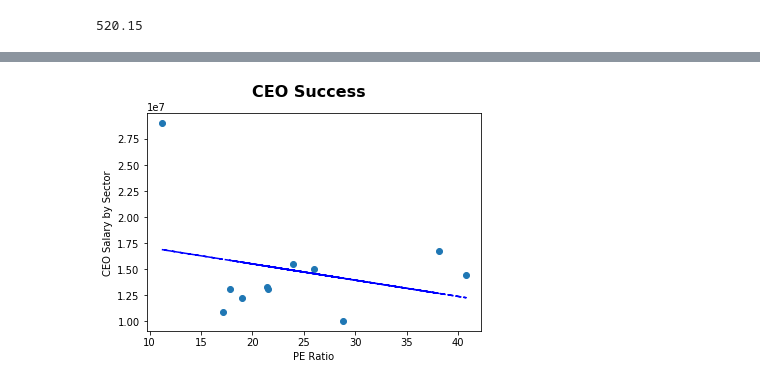
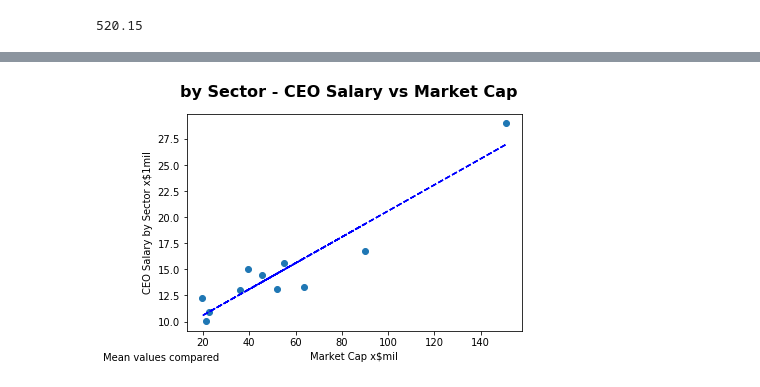
Before and after one commit to yujinie-choi/data_project_one, a Jupyter notebook: ceo_success.ipynb, the cells around one changed output, grey strips where cells are left out. Saved outputs shown, nothing was run; the diff lists cells and outputs as text; code cells hidden in the pictures.

```diff
--- a/ceo_success.ipynb
+++ b/ceo_success.ipynb
@@ -45,8 +45,8 @@ salary_co.head()
 | 3 | FOXA | Twenty-First Century Fox, Inc. | James Murdoch | 2018 | 50263861 | Twenty-First Century Fox Class A | Consumer Discretionary | 34.56 | 17.81 | 0.998336 | ... |
 | 4 | EL | The Estee Lauder Companies, Inc. | Fabrizio Freda | 2018 | 48753819 | Estee Lauder Cos. | Consumer Staples | 131.46 | 37.78 | 1.128350 | ... |
 # %%
-sector_ceo = salary_co[["Symbol", "Company", "Sector", "PE_Ratio", "CEO", 'Salary', 'Market Cap']]
-sector_ceo.head()
+sector_ceo_b = salary_co[["Symbol", "Company", "Sector", "PE_Ratio", "CEO", 'Salary', 'Market Cap']]
+sector_ceo_b.head()
 # %% [output]
 |  | Symbol | Company | Sector | PE_Ratio | CEO | Salary | Market Cap |
 | 0 | DISCA | Discovery Communications-A | Consumer Discretionary | 11.00 | David Zaslav | 129499005 | 8.763757e+09 |
@@ -56,0 +61,2 @@ sector_ceo.head()
+# %%
+sector_ceo = sector_ceo_b.dropna(how = 'any')
@@ -93,9 +103,9 @@ Telecommunication Services  Telecommunication Services     3
 Utilities                   Utilities                     27
 Name: Sector, dtype: int64
 # %%
-#Average Salary by Sector
+#Average Salary by Sector per million
 
-avr_sal_sector = grouped_sector["Salary"].mean()
+avr_sal_sector = grouped_sector["Salary"].mean()/1000000
 avr_sal_sector
 # %% [output]
 Sector
@@ -131,9 +141,9 @@ Telecommunication Services    11.190000
 Utilities                     17.146296
 Name: PE_Ratio, dtype: float64
 # %%
-#Average Market Capitalization by Sector
+#Average Market Capitalization by Sector - per billion (100 million)
 
-avr_mktcap_sector = grouped_sector["Market Cap"].mean()/1000000
+avr_mktcap_sector = grouped_sector["Market Cap"].mean()/1000000000
 avr_mktcap_sector
 # %% [output]
 Sector
@@ -236,31 +357,31 @@ plt.show()
 # %%
-#Regression of salary on Market Cap
+#Regression Plot by Sector of PE Ratio/CEO Salary
 
 # Set data
-x_axis = avr_per_sector
+x_axis = avr_mktcap_sector
 y_axis = avr_sal_sector
 
 # Set line
 (slope, intercept, _, _, _) = linregress(x_axis, y_axis)
 fit = slope * x_axis + intercept
 
 # Plot data
 fig, ax = plt.subplots()
+fig.suptitle("by Sector - CEO Salary vs Market Cap", fontsize=16, fontweight="bold")
+plt.text(2, 7, 'Mean values compared',
+         horizontalalignment='center',
+         verticalalignment='top',
+         multialignment='center')
 
-fig.suptitle("CEO Success", fontsize=16, fontweight="bold")
-
-#ax.set_xlim(0, 50)
-#ax.set_ylim(0, 50)
-
-ax.set_xlabel("PE Ratio")
-ax.set_ylabel("CEO Salary by Sector")
+ax.set_xlabel("Market Cap x$mil")
+ax.set_ylabel("CEO Salary by Sector x$1mil")
 
 ax.plot(x_axis, y_axis, linewidth=0, marker='o')
 ax.plot(x_axis, fit, 'b--')
 
 # Save Figure
-plt.savefig("sector_success.png")
+plt.savefig("sector_mktcap_f.png")
 
 plt.show()
 # %% [output]
-[figure, old version]
+[figure, new version]
```
Also changed, not shown: parts of 16 cells of this notebook.
